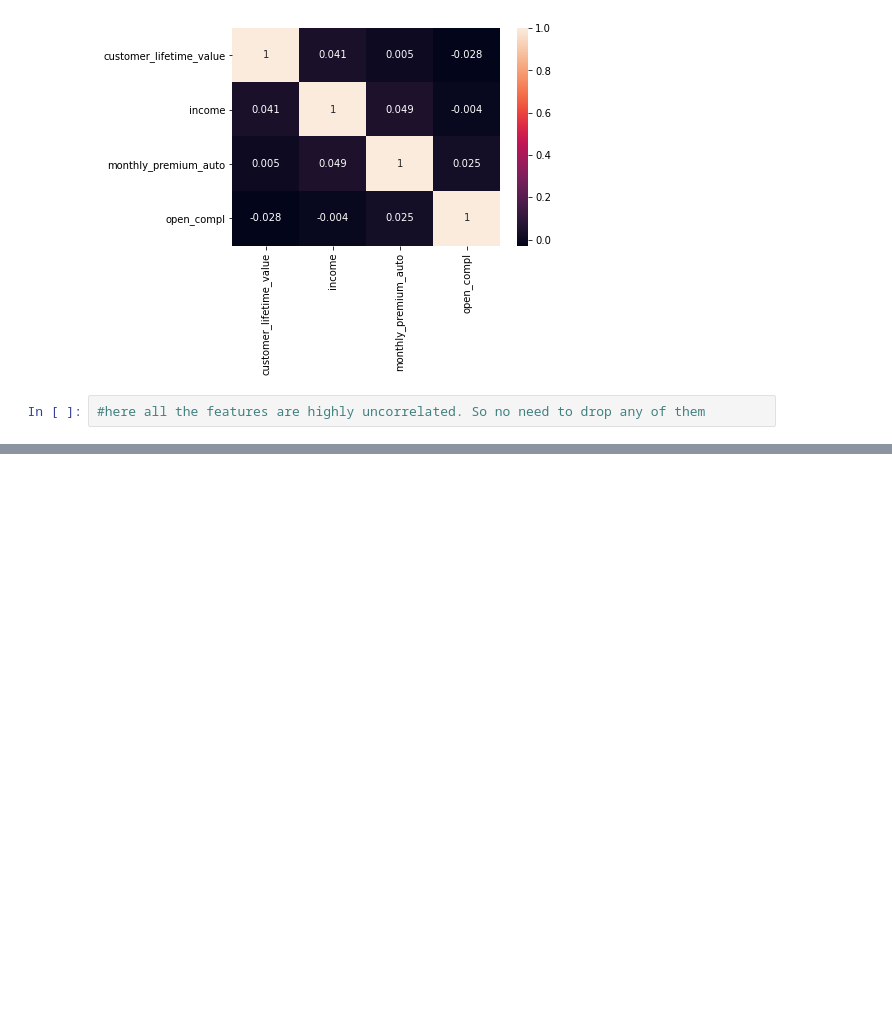
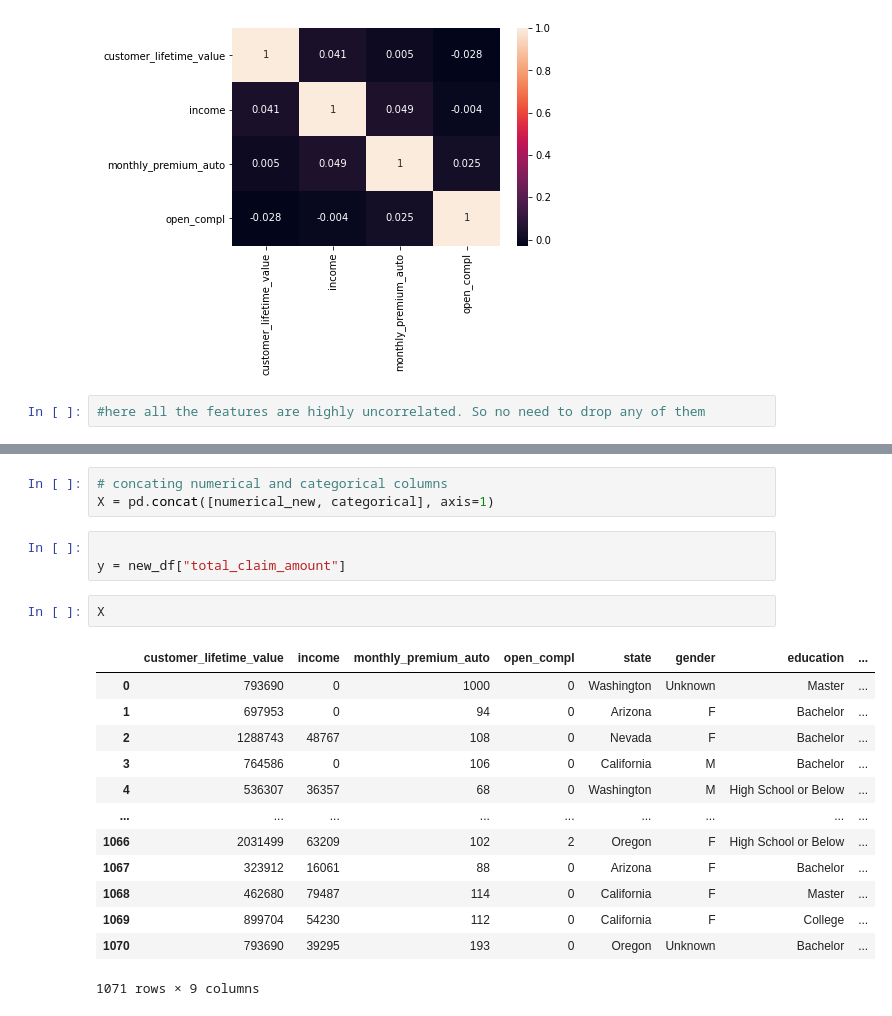
Before and after one commit to tejaldbhatti/lab-dw-data-cleaning-and-formatting, a Jupyter notebook: lab-dw-data-cleaning-and-formatting.ipynb, the cells around one changed output, grey strips where cells are left out. Saved outputs shown, nothing was run; the diff lists cells and outputs as text; blank space fills up the shorter version.

```diff
--- a/lab-dw-data-cleaning-and-formatting.ipynb
+++ b/lab-dw-data-cleaning-and-formatting.ipynb
@@ -415,0 +455,22 @@ sns.heatmap(corr_matrix,annot=True)
+# %%
+# concating numerical and categorical columns
+X = pd.concat([numerical_new, categorical], axis=1)
+# %%
+
+y = new_df["total_claim_amount"]
+# %%
+X
+# %% [output]
+|  | customer_lifetime_value | income | monthly_premium_auto | open_compl | state | gender | education | ... |
+| 0 | 793690 | 0 | 1000 | 0 | Washington | Unknown | Master | ... |
+| 1 | 697953 | 0 | 94 | 0 | Arizona | F | Bachelor | ... |
+| 2 | 1288743 | 48767 | 108 | 0 | Nevada | F | Bachelor | ... |
+| 3 | 764586 | 0 | 106 | 0 | California | M | Bachelor | ... |
+| 4 | 536307 | 36357 | 68 | 0 | Washington | M | High School or Below | ... |
+| ... | ... | ... | ... | ... | ... | ... | ... | ... |
+| 1066 | 2031499 | 63209 | 102 | 2 | Oregon | F | High School or Below | ... |
+| 1067 | 323912 | 16061 | 88 | 0 | Arizona | F | Bachelor | ... |
+| 1068 | 462680 | 79487 | 114 | 0 | California | F | Master | ... |
+| 1069 | 899704 | 54230 | 112 | 0 | California | F | College | ... |
+| 1070 | 793690 | 39295 | 193 | 0 | Oregon | Unknown | Bachelor | ... |
+1071 rows × 9 columns
```
Also changed, not shown: parts of 7 cells of this notebook.
